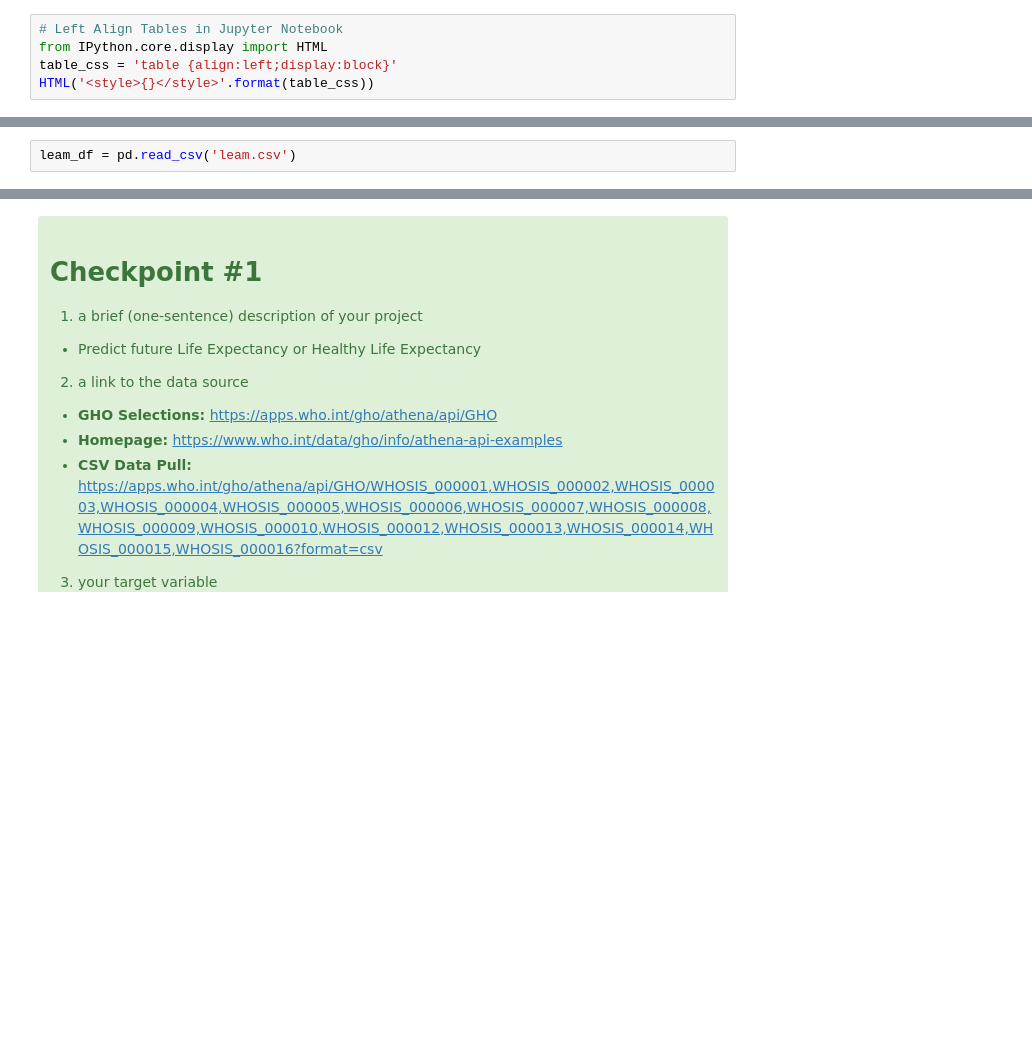
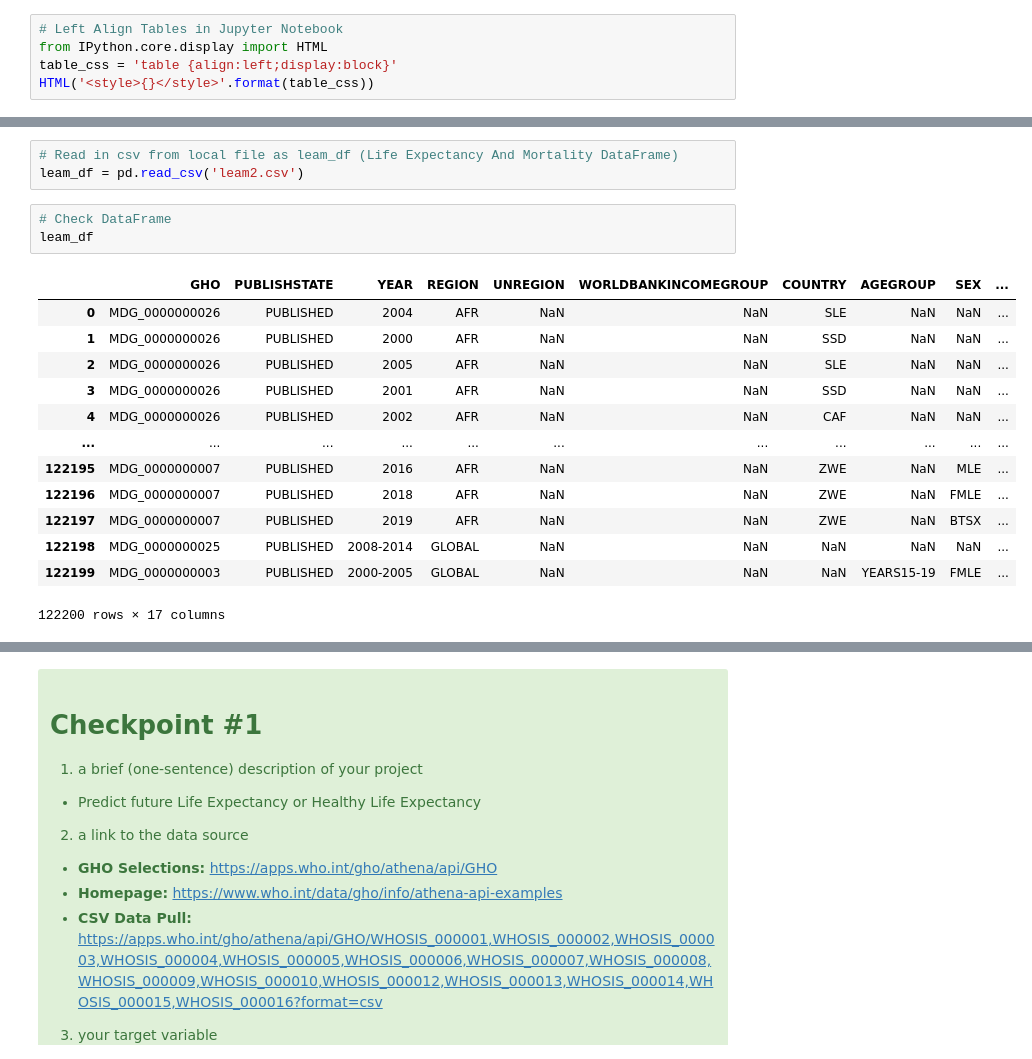
Before and after one commit to QMCBT-JustinEvans/project-4_Individual, a Jupyter notebook: 01_wrangle.ipynb, the cells around one changed output, grey strips where cells are left out. Drawn from its saved outputs; the diff is of its cells as text; blank space fills up the shorter version.

Commit message:
UPDATE work on Data Prep almost complete

```diff
--- a/01_wrangle.ipynb
+++ b/01_wrangle.ipynb
@@ -72,2 +76,20 @@ HTML('<style>{}</style>'.format(table_css))
-# %%
-leam_df = pd.read_csv('leam.csv')
+# %%
+# Read in csv from local file as leam_df (Life Expectancy And Mortality DataFrame)
+leam_df = pd.read_csv('leam2.csv')
+# %%
+# Check DataFrame
+leam_df
+# %% [output]
+|  | GHO | PUBLISHSTATE | YEAR | REGION | UNREGION | WORLDBANKINCOMEGROUP | COUNTRY | AGEGROUP | SEX | ... |
+| 0 | MDG_0000000026 | PUBLISHED | 2004 | AFR | NaN | NaN | SLE | NaN | NaN | ... |
+| 1 | MDG_0000000026 | PUBLISHED | 2000 | AFR | NaN | NaN | SSD | NaN | NaN | ... |
+| 2 | MDG_0000000026 | PUBLISHED | 2005 | AFR | NaN | NaN | SLE | NaN | NaN | ... |
+| 3 | MDG_0000000026 | PUBLISHED | 2001 | AFR | NaN | NaN | SSD | NaN | NaN | ... |
+| 4 | MDG_0000000026 | PUBLISHED | 2002 | AFR | NaN | NaN | CAF | NaN | NaN | ... |
+| ... | ... | ... | ... | ... | ... | ... | ... | ... | ... | ... |
+| 122195 | MDG_0000000007 | PUBLISHED | 2016 | AFR | NaN | NaN | ZWE | NaN | MLE | ... |
+| 122196 | MDG_0000000007 | PUBLISHED | 2018 | AFR | NaN | NaN | ZWE | NaN | FMLE | ... |
+| 122197 | MDG_0000000007 | PUBLISHED | 2019 | AFR | NaN | NaN | ZWE | NaN | BTSX | ... |
+| 122198 | MDG_0000000025 | PUBLISHED | 2008-2014 | GLOBAL | NaN | NaN | NaN | NaN | NaN | ... |
+| 122199 | MDG_0000000003 | PUBLISHED | 2000-2005 | GLOBAL | NaN | NaN | NaN | YEARS15-19 | FMLE | ... |
+122200 rows × 17 columns
```
Also changed, not shown: parts of 137 cells of this notebook.
